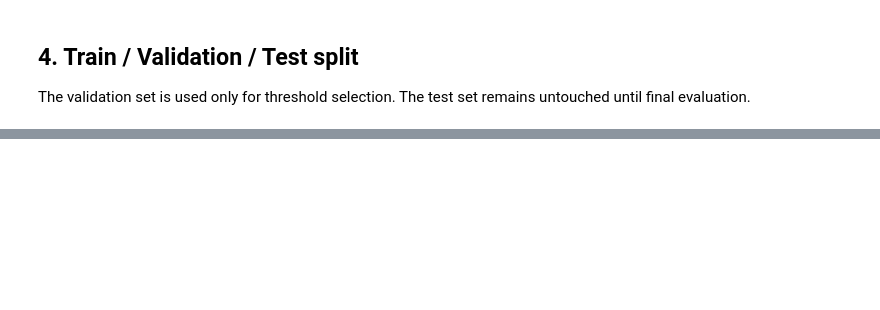
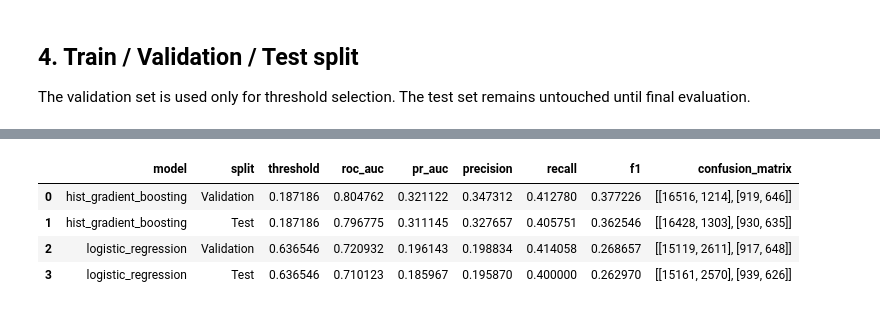
Before and after one commit to sobhanjabari/project1-mlops, a Jupyter notebook: olist_late_delivery_improved.ipynb, the cells around one changed output, grey strips where cells are left out. Cells and saved outputs as stored; diff of their text form; code cells hidden in the pictures; blank space fills up the shorter version.

```diff
--- a/olist_late_delivery_improved.ipynb
+++ b/olist_late_delivery_improved.ipynb
@@ -264,10 +324,4 @@ After threshold selection, the final model is refit on train + validation to use
 # %%
-final_clf = make_pipeline(numeric_features, categorical_features)
-final_clf.fit(X_train_full, y_train_full)
-
-final_test_proba = final_clf.predict_proba(X_test)[:, 1]
-test_metrics = evaluate_split("Test", y_test, final_test_proba, best_threshold)
-
 joblib.dump(final_clf, MODEL_PATH)
 
 predictions = X_test.copy()
@@ -275,18 +329,30 @@ predictions["actual_is_late"] = y_test.values
 predictions["late_probability"] = final_test_proba
 predictions["predicted_is_late"] = (final_test_proba >= best_threshold).astype(int)
 predictions.to_csv(PREDICTIONS_PATH, index=False)
+comparison_df.to_csv(MODEL_COMPARISON_PATH, index=False)
 
 metadata = {
     "model_file": str(MODEL_PATH),
     "dataset": str(OUTPUT_PATH),
     "model_type": "HistGradientBoostingClassifier",
+    "comparison_model_types": ["HistGradientBoostingClassifier", "LogisticRegression"],
     "threshold_selection": "max_f1_on_validation_set",
     "threshold": best_threshold,
     "threshold_report": str(THRESHOLD_REPORT_PATH),
+    "model_comparison": str(MODEL_COMPARISON_PATH),
     "primary_metrics": ["pr_auc", "f1", "precision", "recall", "roc_auc"],
     "validation_threshold_metrics": threshold_metrics,
     "validation_metrics": val_metrics,
     "test_metrics": test_metrics,
+    "comparison_results": {
+        result["model_name"]: {
+            "threshold": result["threshold"],
+            "validation_threshold_metrics": result["threshold_metrics"],
+            "validation_metrics": result["validation_metrics"],
+            "test_metrics": result["test_metrics"],
+        }
+        for result in comparison_results
+    },
     "target_distribution": y.value_counts().to_dict(),
     "feature_columns": feature_cols,
     "numeric_features": numeric_features,
@@ -301,5 +367,6 @@ with open(METADATA_PATH, "w", encoding="utf-8") as f:
 
 print("Saved model:", MODEL_PATH)
 print("Saved predictions:", PREDICTIONS_PATH)
+print("Saved model comparison:", MODEL_COMPARISON_PATH)
 print("Saved metadata:", METADATA_PATH)
 # %% [output]
@@ -334,0 +381,44 @@ Recommended next improvements:
+# %%
+from sklearn.metrics import classification_report, confusion_matrix
+
+model_output_rows = []
+
+for result in comparison_results:
+    model_name = result["model_name"]
+    threshold = result["threshold"]
+    validation_probabilities = result.get("validation_probabilities")
+    if validation_probabilities is None:
+        validation_probabilities = result["model"].predict_proba(X_val)[:, 1]
+        result["validation_probabilities"] = validation_probabilities
+
+    print(f"\n{model_name} output")
+    print("=" * (len(model_name) + 7))
+    print(f"Selected threshold: {threshold:.4f}")
+
+    for split_name, y_true, probabilities, metrics in [
+        ("Validation", y_val, validation_probabilities, result["validation_metrics"]),
+        ("Test", y_test, result["test_probabilities"], result["test_metrics"]),
+    ]:
+        predictions = (probabilities >= threshold).astype(int)
+        print(f"\n{split_name} metrics")
+        print("-" * (len(split_name) + 8))
+        print(f"ROC-AUC:   {metrics['roc_auc']:.4f}")
+        print(f"PR-AUC:    {metrics['pr_auc']:.4f}")
+        print(f"Precision: {metrics['precision']:.4f}")
+        print(f"Recall:    {metrics['recall']:.4f}")
+        print(f"F1:        {metrics['f1']:.4f}")
+        print("\nConfusion Matrix:")
+        print(confusion_matrix(y_true, predictions))
+        print("\nClassification Report:")
+        print(classification_report(y_true, predictions, digits=4, zero_division=0))
+
+        model_output_rows.append({
+            "model": model_name,
+            "split": split_name,
+            "threshold": threshold,
+            **metrics,
+        })
+
+model_output_df = pd.DataFrame(model_output_rows)
+display(model_output_df)
+# %% [output]
@@ -334,0 +442,5 @@ Recommended next improvements:
+|  | model | split | threshold | roc_auc | pr_auc | precision | recall | f1 | confusion_matrix |
+| 0 | hist_gradient_boosting | Validation | 0.187186 | 0.804762 | 0.321122 | 0.347312 | 0.412780 | 0.377226 | [[16516, 1214], [919, 646]] |
+| 1 | hist_gradient_boosting | Test | 0.187186 | 0.796775 | 0.311145 | 0.327657 | 0.405751 | 0.362546 | [[16428, 1303], [930, 635]] |
+| 2 | logistic_regression | Validation | 0.636546 | 0.720932 | 0.196143 | 0.198834 | 0.414058 | 0.268657 | [[15119, 2611], [917, 648]] |
+| 3 | logistic_regression | Test | 0.636546 | 0.710123 | 0.185967 | 0.195870 | 0.400000 | 0.262970 | [[15161, 2570], [939, 626]] |
```
Also changed, not shown: parts of 21 cells of this notebook, 4 other files.
